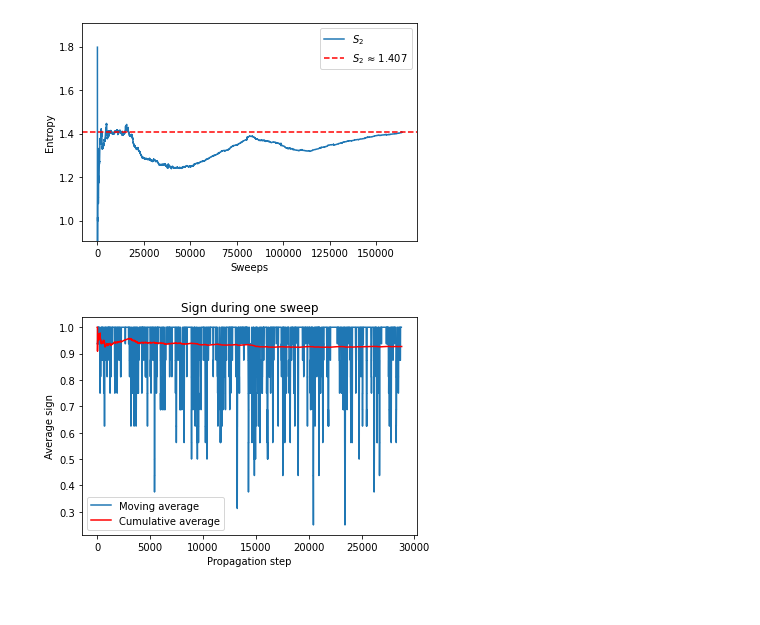
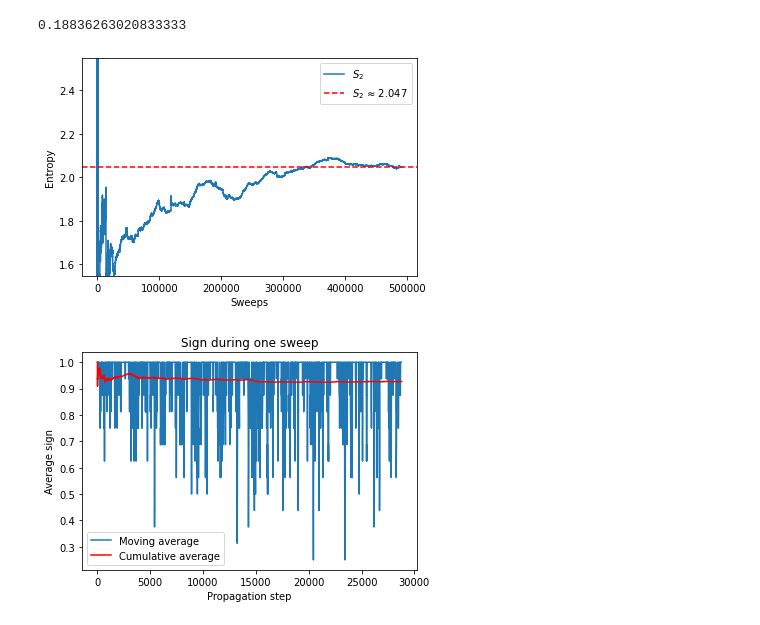
Before and after one commit to Terkadur/AFQMC, a Jupyter notebook: plot.ipynb, the cells around one changed output. Cells and saved outputs as stored; diff of their text form; code cells hidden in the pictures.

Commit message:
MORE DATA PLS

```diff
--- a/plot.ipynb
+++ b/plot.ipynb
@@ -115,8 +115,9 @@ def plot_etgent_conv(EtgEnt_path, filling=None, U=None, partition=None):
         if index == -1:
             raise Exception("partition not found")
     # index = 0
-    ref = file["S2_unsigned_conv"][index]
+    ref = file["S2_signed_conv"][index]
     conv_etgent = np.array(file[ref])
+    print(np.array(file[file["sgnprob_conv"][index]])[-1])
 
     plt.plot(conv_etgent, label="$S_2$")
     plt.axhline(y = conv_etgent[-1], color = "r", linestyle = "dashed", label="$S_2$ ≈ {:.3f}".format(conv_etgent[-1]))
@@ -124,10 +125,27 @@ def plot_etgent_conv(EtgEnt_path, filling=None, U=None, partition=None):
     plt.ylabel("Entropy")
     plt.ylim((conv_etgent[-1] - 0.5, conv_etgent[-1] + 0.5))
     plt.legend()
-# %%
-plot_etgent_conv("./data_with_sgn/3x3/processed/EtgEnt_NoReset_LA3_U2.0_beta6.0.jld", filling=(8, 8))
-# %% [output]
-[figure, removed]
+# %%
+plot_etgent_conv("./data_with_sgn/3x3/processed/EtgEnt_NoReset_LA3_U2.0_beta6.0.jld", filling=(4, 4))
+# file = h5py.File("./data_with_sgn/3x3/processed/EtgEnt_NoReset_LA3_U2.0_beta6.0.jld")
+
+# filling = (4, 4)
+# if type(filling) == tuple:
+#     index = -1
+#     for (i, ref) in enumerate(list(file["filling"])):
+#         if str(filling) == str(np.array(file[ref])):
+#             index = i
+#             break
+#     if index == -1:
+#         raise Exception("Filling not found")
+
+# ref = file["sgnprob_conv"][index]
+# sgnprob = np.array(file[ref])
+# plt.plot(sgnprob)
+# print(sgnprob[-1])
+# %% [output]
+0.18836263020833333
+[figure, added]
 # %%
 file = h5py.File("./data/test/PropSgn_LA8_N24_U14.0_beta18.0_seed1234.jld")
 
```
Also changed, not shown: 1 other file.
